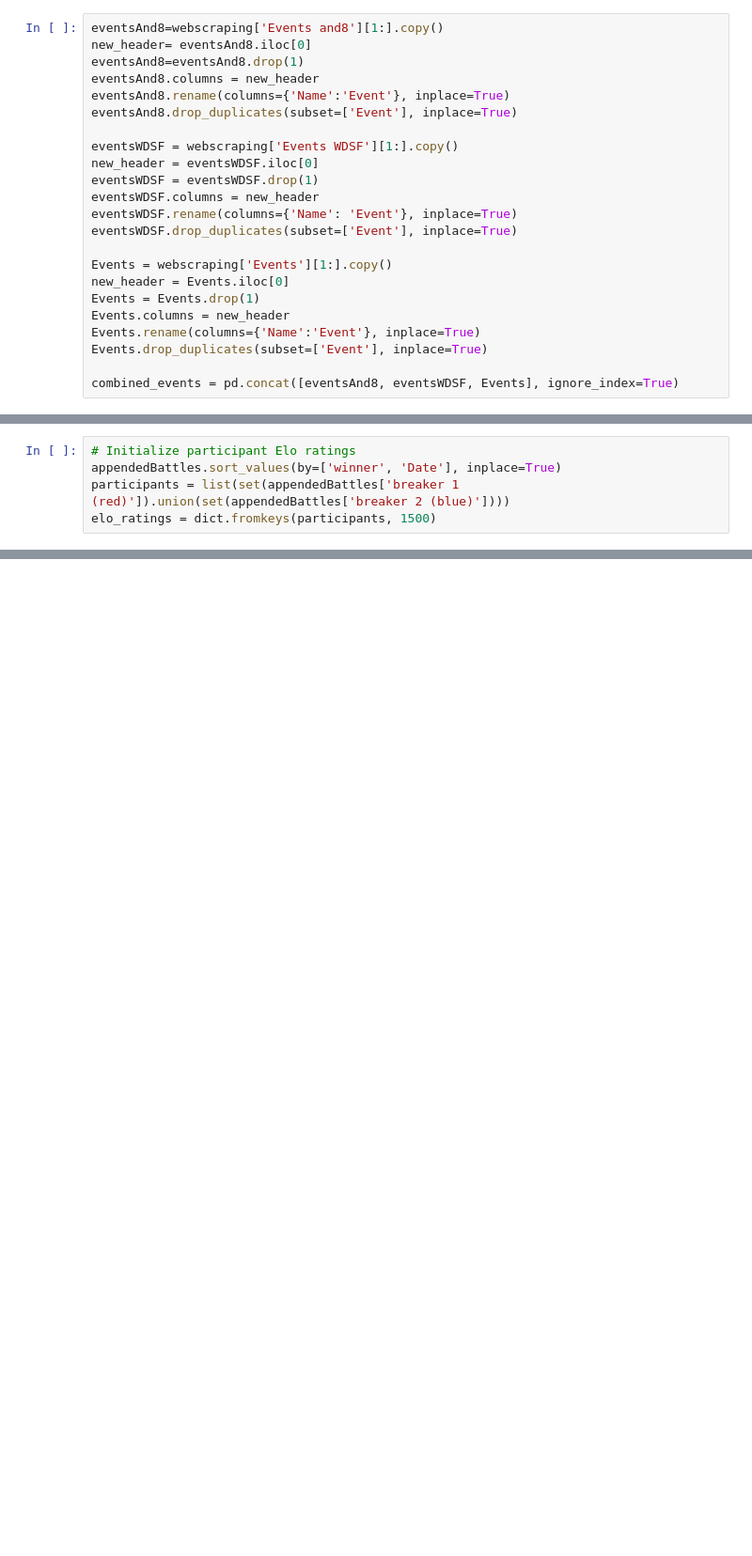
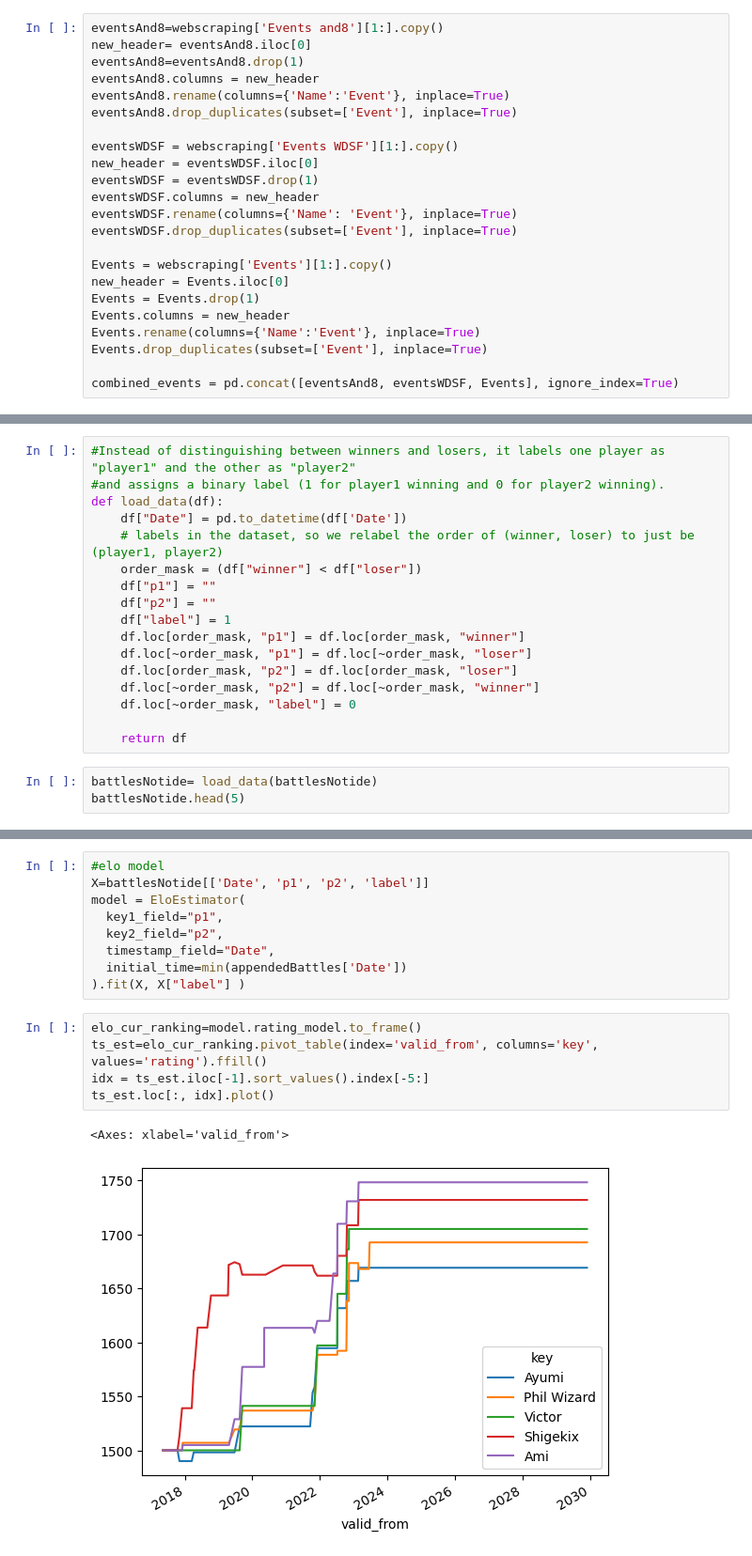
Before and after one commit to sarahaptumich/capstone, a Jupyter notebook: breaker_ranking.ipynb, the cells around one changed output, grey strips where cells are left out. Shown at 94% size. Drawn from its saved outputs; the diff is of its cells as text; blank space fills up the shorter version.

```diff
--- a/breaker_ranking.ipynb
+++ b/breaker_ranking.ipynb
@@ -119,5 +128,0 @@ def calculate_elo(winner_elo, loser_elo, k=32):
-# %%
-# Initialize participant Elo ratings
-appendedBattles.sort_values(by=['winner', 'Date'], inplace=True)
-participants = list(set(appendedBattles['breaker 1 (red)']).union(set(appendedBattles['breaker 2 (blue)'])))
-elo_ratings = dict.fromkeys(participants, 1500)
@@ -248,0 +129,20 @@ AttributeError: 'Glicko2' object has no attribute 'period'
+# %%
+#Instead of distinguishing between winners and losers, it labels one player as "player1" and the other as "player2"
+#and assigns a binary label (1 for player1 winning and 0 for player2 winning).
+def load_data(df):
+    df["Date"] = pd.to_datetime(df['Date'])
+    # labels in the dataset, so we relabel the order of (winner, loser) to just be (player1, player2)
+    order_mask = (df["winner"] < df["loser"])
+    df["p1"] = ""
+    df["p2"] = ""
+    df["label"] = 1
+    df.loc[order_mask, "p1"] = df.loc[order_mask, "winner"]
+    df.loc[~order_mask, "p1"] = df.loc[~order_mask, "loser"]
+    df.loc[order_mask, "p2"] = df.loc[order_mask, "loser"]
+    df.loc[~order_mask, "p2"] = df.loc[~order_mask, "winner"]
+    df.loc[~order_mask, "label"] = 0
+
+    return df
+# %%
+battlesNotide= load_data(battlesNotide)
+battlesNotide.head(5)
@@ -248,0 +156,17 @@ AttributeError: 'Glicko2' object has no attribute 'period'
+# %%
+#elo model
+X=battlesNotide[['Date', 'p1', 'p2', 'label']]
+model = EloEstimator(
+  key1_field="p1",
+  key2_field="p2",
+  timestamp_field="Date",
+  initial_time=min(appendedBattles['Date'])
+).fit(X, X["label"] )
+# %%
+elo_cur_ranking=model.rating_model.to_frame()
+ts_est=elo_cur_ranking.pivot_table(index='valid_from', columns='key', values='rating').ffill()
+idx = ts_est.iloc[-1].sort_values().index[-5:]
+ts_est.loc[:, idx].plot()
+# %% [output]
+<Axes: xlabel='valid_from'>
+[figure, added]
```
Also changed, not shown: parts of 24 cells of this notebook.
